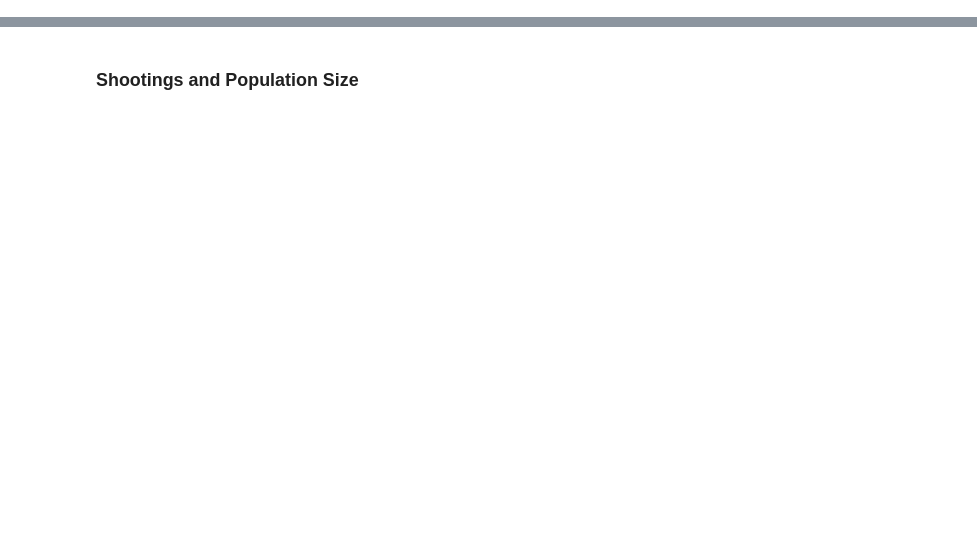
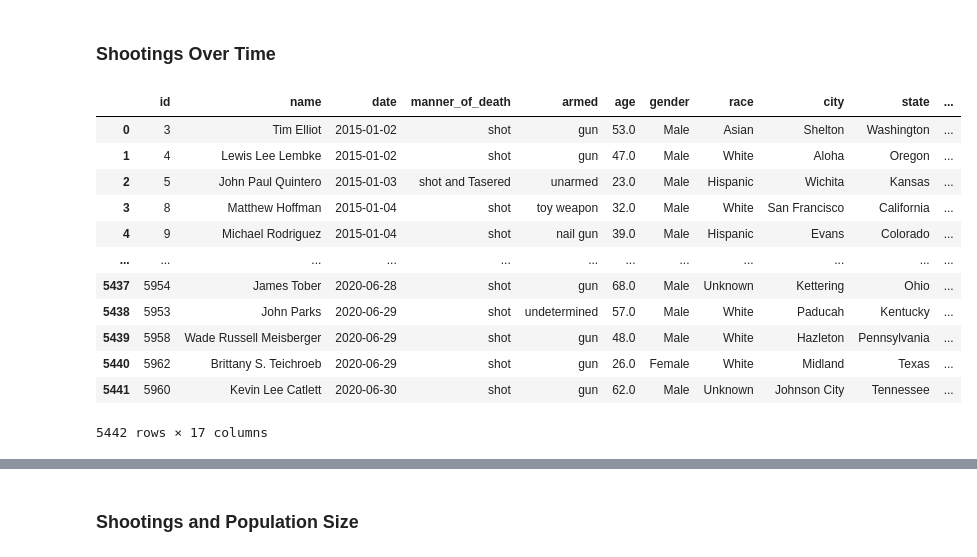
Before and after one commit to szerpa17/fatal-police-shootings, a Jupyter notebook: Analysis_SZ.ipynb, the cells around one changed output, grey strips where cells are left out. Drawn from its saved outputs; the diff is of its cells as text; code cells hidden in the pictures; blank space fills up the shorter version.

Commit message:
worked on shootings over time section

```diff
--- a/Analysis_SZ.ipynb
+++ b/Analysis_SZ.ipynb
@@ -16,3 +16,25 @@ file3 = os.path.join('csv_exports', 'Combined.csv' )
 shootings_df = pd.read_csv(file1)
 census_df = pd.read_csv(file2)
 combined_df = pd.read_csv(file3)
+# %% [markdown]
+### Shootings Over Time
+# %%
+# Split year information from date column into two new columns
+yearly_shootings = shootings_df
+yearly_shootings[['year', 'month and day']] = yearly_shootings['date'].str.split('-', 1, expand=True)
+#yearly_shootings['year'] = yearly_shootings['date'].str.slice[:5]
+yearly_shootings
+# %% [output]
+|  | id | name | date | manner_of_death | armed | age | gender | race | city | state | ... |
+| 0 | 3 | Tim Elliot | 2015-01-02 | shot | gun | 53.0 | Male | Asian | Shelton | Washington | ... |
+| 1 | 4 | Lewis Lee Lembke | 2015-01-02 | shot | gun | 47.0 | Male | White | Aloha | Oregon | ... |
+| 2 | 5 | John Paul Quintero | 2015-01-03 | shot and Tasered | unarmed | 23.0 | Male | Hispanic | Wichita | Kansas | ... |
+| 3 | 8 | Matthew Hoffman | 2015-01-04 | shot | toy weapon | 32.0 | Male | White | San Francisco | California | ... |
+| 4 | 9 | Michael Rodriguez | 2015-01-04 | shot | nail gun | 39.0 | Male | Hispanic | Evans | Colorado | ... |
+| ... | ... | ... | ... | ... | ... | ... | ... | ... | ... | ... | ... |
+| 5437 | 5954 | James Tober | 2020-06-28 | shot | gun | 68.0 | Male | Unknown | Kettering | Ohio | ... |
+| 5438 | 5953 | John Parks | 2020-06-29 | shot | undetermined | 57.0 | Male | White | Paducah | Kentucky | ... |
+| 5439 | 5958 | Wade Russell Meisberger | 2020-06-29 | shot | gun | 48.0 | Male | White | Hazleton | Pennsylvania | ... |
+| 5440 | 5962 | Brittany S. Teichroeb | 2020-06-29 | shot | gun | 26.0 | Female | White | Midland | Texas | ... |
+| 5441 | 5960 | Kevin Lee Catlett | 2020-06-30 | shot | gun | 62.0 | Male | Unknown | Johnson City | Tennessee | ... |
+5442 rows × 17 columns
```
Also changed, not shown: parts of 7 cells of this notebook.
